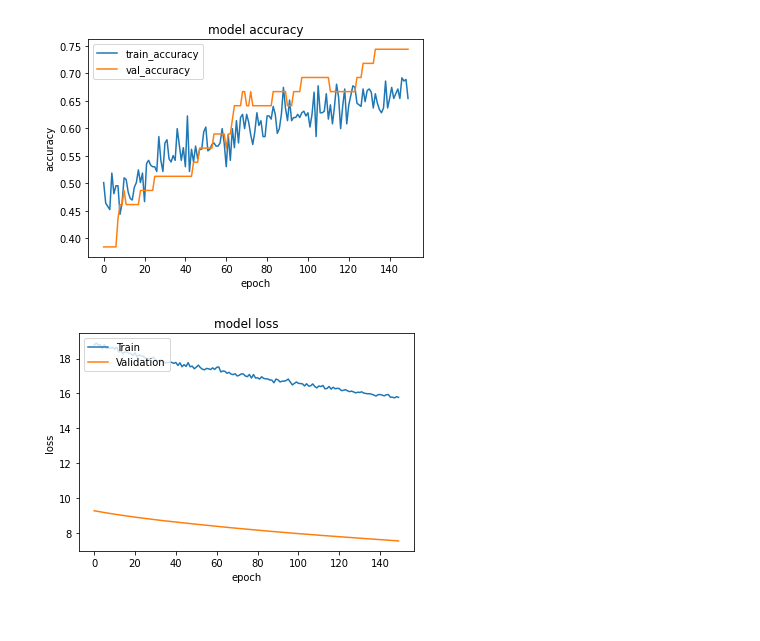
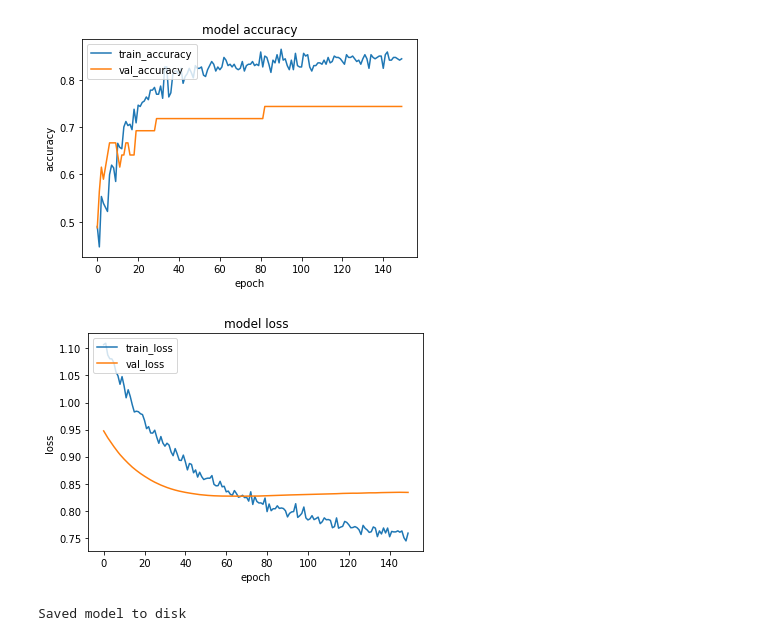
Before and after one commit to shahadalsh/Graduation_project, a Jupyter notebook: NN2.ipynb, the cells around one changed output. Cells and saved outputs as stored; diff of their text form; code cells hidden in the pictures.

```diff
--- a/NN2.ipynb
+++ b/NN2.ipynb
@@ -13,11 +14,11 @@ modelpath=path+"bestmodel"
 col=range(71)
 
 train_data = pd.read_csv(path+'train_data.csv',names=col)#, delimiter=',')
-Xtr = train_data.loc[:,1:71]
+Xtr = train_data.loc[:,1:]
 ytr = train_data.loc[:,0]
 # %%
 test_data = pd.read_csv(path+'test_data.csv',names=col)
-Xts = test_data.loc[:,1:71]
+Xts = test_data.loc[:,1:]
 yts = test_data.loc[:,0]
 # %%
 tr=[]
@@ -116,19 +137,31 @@ plt.title('model accuracy')
 plt.ylabel('accuracy')
 plt.xlabel('epoch')
 plt.legend(['train_accuracy', 'val_accuracy'], loc = 'upper left')
+plt.savefig("train_accuracy.png", dpi=300, bbox_inches='tight')
 plt.show()
 # %% [output]
-[figure, old version]
+[figure, new version]
 # %%
 plt.plot(history.history['loss'])
 plt.plot(history.history['val_loss'])
 plt.title('model loss')
 plt.ylabel('loss')
 plt.xlabel('epoch')
-plt.legend(['Train', 'Validation'], loc='upper left')
+plt.legend(['train_loss', 'val_loss'], loc='upper left')
+plt.savefig("train_loss.png", dpi=300, bbox_inches='tight')
 plt.show()
 # %% [output]
-[figure, old version]
+[figure, new version]
+# %%
+# serialize model to JSON
+model_json = model.to_json()
+with open("model.json", "w") as json_file:
+    json_file.write(model_json)
+# serialize weights to HDF5
+model.save_weights("model.h5")
+print("Saved model to disk")
+# %% [output]
+Saved model to disk
 # %%
 predictions = (model.predict(Xts) > 0.5).astype("int32")
 for i in range(55):
```
Also changed, not shown: parts of 7 cells of this notebook.
